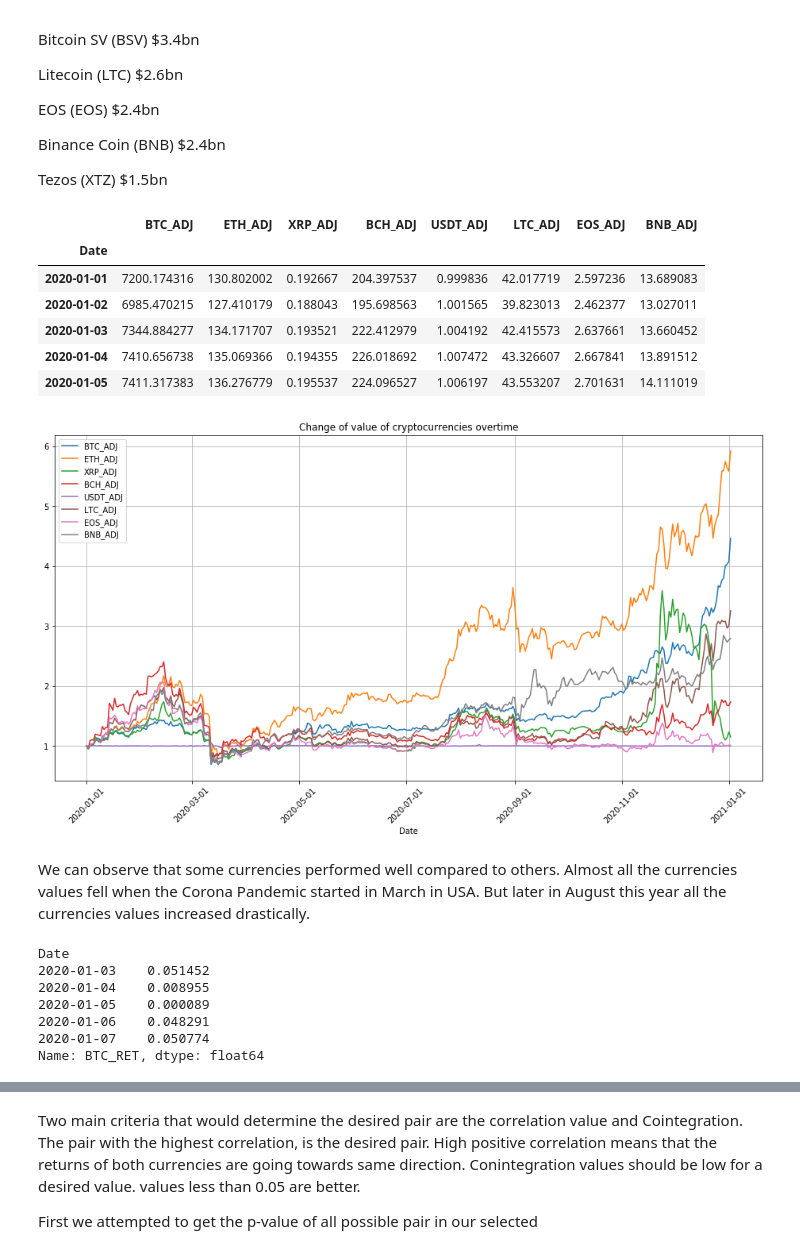
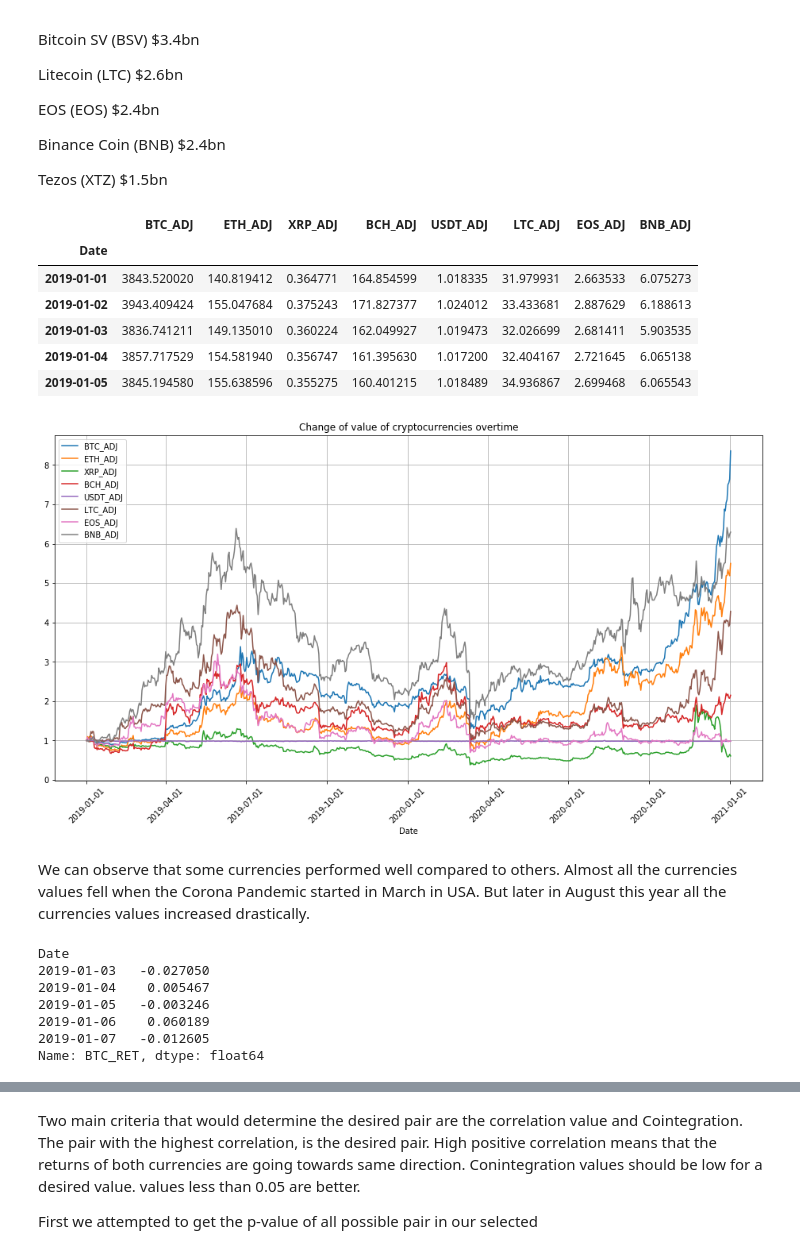
Before and after one commit to munindra44/Capstone-project-UC, a Jupyter notebook: CryptoCurrency Forecast.ipynb, the cells around one changed output, grey strips where cells are left out. Saved outputs shown, nothing was run; the diff lists cells and outputs as text; code cells hidden in the pictures.

```diff
--- a/CryptoCurrency Forecast.ipynb
+++ b/CryptoCurrency Forecast.ipynb
@@ -47,37 +47,37 @@ Tezos (XTZ) $1.5bn
 # %%
 ## Downloading and assembling the data for the project
 
 curr = ['BTC-USD','ETH-USD','XRP-USD','BCH-USD','USDT-USD','BSV-USD', 'LTC-USD','EOS-USD','BNB-USD','XTZ-USD']
 
-BTC = pdr.get_data_yahoo(symbols='BTC-USD', start=datetime(2020, 1, 1), end=datetime(2021, 1, 1))
-ETH = pdr.get_data_yahoo(symbols='ETH-USD', start=datetime(2020, 1, 1), end=datetime(2021, 1, 1))
-XRP = pdr.get_data_yahoo(symbols='XRP-USD', start=datetime(2020, 1, 1), end=datetime(2021, 1, 1))
-BCH = pdr.get_data_yahoo(symbols='BCH-USD', start=datetime(2020, 1, 1), end=datetime(2021, 1, 1))
-USDT = pdr.get_data_yahoo(symbols='USDT-USD', start=datetime(2020, 1, 1), end=datetime(2021, 1, 1))
-LTC = pdr.get_data_yahoo(symbols='LTC-USD', start=datetime(2020, 1, 1), end=datetime(2021, 1, 1))
-EOS = pdr.get_data_yahoo(symbols='EOS-USD', start=datetime(2020, 1, 1), end=datetime(2021, 1, 1))
-BNB = pdr.get_data_yahoo(symbols='BNB-USD', start=datetime(2020, 1, 1), end=datetime(2021, 1, 1))
+BTC = pdr.get_data_yahoo(symbols='BTC-USD', start=datetime(2019, 1, 1), end=datetime(2021, 1, 1))
+ETH = pdr.get_data_yahoo(symbols='ETH-USD', start=datetime(2019, 1, 1), end=datetime(2021, 1, 1))
+XRP = pdr.get_data_yahoo(symbols='XRP-USD', start=datetime(2019, 1, 1), end=datetime(2021, 1, 1))
+BCH = pdr.get_data_yahoo(symbols='BCH-USD', start=datetime(2019, 1, 1), end=datetime(2021, 1, 1))
+USDT = pdr.get_data_yahoo(symbols='USDT-USD', start=datetime(2019, 1, 1), end=datetime(2021, 1, 1))
+LTC = pdr.get_data_yahoo(symbols='LTC-USD', start=datetime(2019, 1, 1), end=datetime(2021, 1, 1))
+EOS = pdr.get_data_yahoo(symbols='EOS-USD', start=datetime(2019, 1, 1), end=datetime(2021, 1, 1))
+BNB = pdr.get_data_yahoo(symbols='BNB-USD', start=datetime(2019, 1, 1), end=datetime(2021, 1, 1))
 
 data= pd.concat([BTC['Adj Close'],ETH['Adj Close']], ignore_index=True,axis=1)
 data= pd.concat([data,XRP['Adj Close']], ignore_index=True,axis=1)
 data= pd.concat([data,BCH['Adj Close']], ignore_index=True,axis=1)
 data= pd.concat([data,USDT['Adj Close']], ignore_index=True,axis=1)
 data= pd.concat([data,LTC['Adj Close']], ignore_index=True,axis=1)
 data= pd.concat([data,EOS['Adj Close']], ignore_index=True,axis=1)
 data= pd.concat([data,BNB['Adj Close']], ignore_index=True,axis=1)
 
 
 data.columns = [ 'BTC_ADJ','ETH_ADJ','XRP_ADJ','BCH_ADJ','USDT_ADJ','LTC_ADJ','EOS_ADJ','BNB_ADJ']
 
 data.head()
 # %% [output]
 |  | BTC_ADJ | ETH_ADJ | XRP_ADJ | BCH_ADJ | USDT_ADJ | LTC_ADJ | EOS_ADJ | BNB_ADJ |
 | Date |  |  |  |  |  |  |  |  |
-| 2020-01-01 | 7200.174316 | 130.802002 | 0.192667 | 204.397537 | 0.999836 | 42.017719 | 2.597236 | 13.689083 |
-| 2020-01-02 | 6985.470215 | 127.410179 | 0.188043 | 195.698563 | 1.001565 | 39.823013 | 2.462377 | 13.027011 |
-| 2020-01-03 | 7344.884277 | 134.171707 | 0.193521 | 222.412979 | 1.004192 | 42.415573 | 2.637661 | 13.660452 |
-| 2020-01-04 | 7410.656738 | 135.069366 | 0.194355 | 226.018692 | 1.007472 | 43.326607 | 2.667841 | 13.891512 |
-| 2020-01-05 | 7411.317383 | 136.276779 | 0.195537 | 224.096527 | 1.006197 | 43.553207 | 2.701631 | 14.111019 |
+| 2019-01-01 | 3843.520020 | 140.819412 | 0.364771 | 164.854599 | 1.018335 | 31.979931 | 2.663533 | 6.075273 |
+| 2019-01-02 | 3943.409424 | 155.047684 | 0.375243 | 171.827377 | 1.024012 | 33.433681 | 2.887629 | 6.188613 |
+| 2019-01-03 | 3836.741211 | 149.135010 | 0.360224 | 162.049927 | 1.019473 | 32.026699 | 2.681411 | 5.903535 |
+| 2019-01-04 | 3857.717529 | 154.581940 | 0.356747 | 161.395630 | 1.017200 | 32.404167 | 2.721645 | 6.065138 |
+| 2019-01-05 | 3845.194580 | 155.638596 | 0.355275 | 160.401215 | 1.018489 | 34.936867 | 2.699468 | 6.065543 |
 # %%
 # We need to normalize the values to project them on a visualization plot for better understanding of the datd
 
@@ -97,7 +97,7 @@ ax.grid(True)
 
 plt.show()
 # %% [output]
-[figure, old version]
+[figure, new version]
 # %% [markdown]
 We can observe that some currencies performed well compared to others. Almost all the currencies values fell when the Corona Pandemic started in March in USA. But later in August this year all the currencies values increased drastically.
 # %%
@@ -115,10 +115,10 @@ dt.columns = [ 'BTC_RET','ETH_RET','XRP_RET','BCH_RET','USDT_RET','LTC_RET','EOS
 dt['BTC_RET'].head()
 # %% [output]
 Date
-2020-01-03    0.051452
-2020-01-04    0.008955
-2020-01-05    0.000089
-2020-01-06    0.048291
-2020-01-07    0.050774
+2019-01-03   -0.027050
+2019-01-04    0.005467
+2019-01-05   -0.003246
+2019-01-06    0.060189
+2019-01-07   -0.012605
 Name: BTC_RET, dtype: float64
 # %%
```
Also changed, not shown: parts of 28 cells of this notebook, 8 other files.
